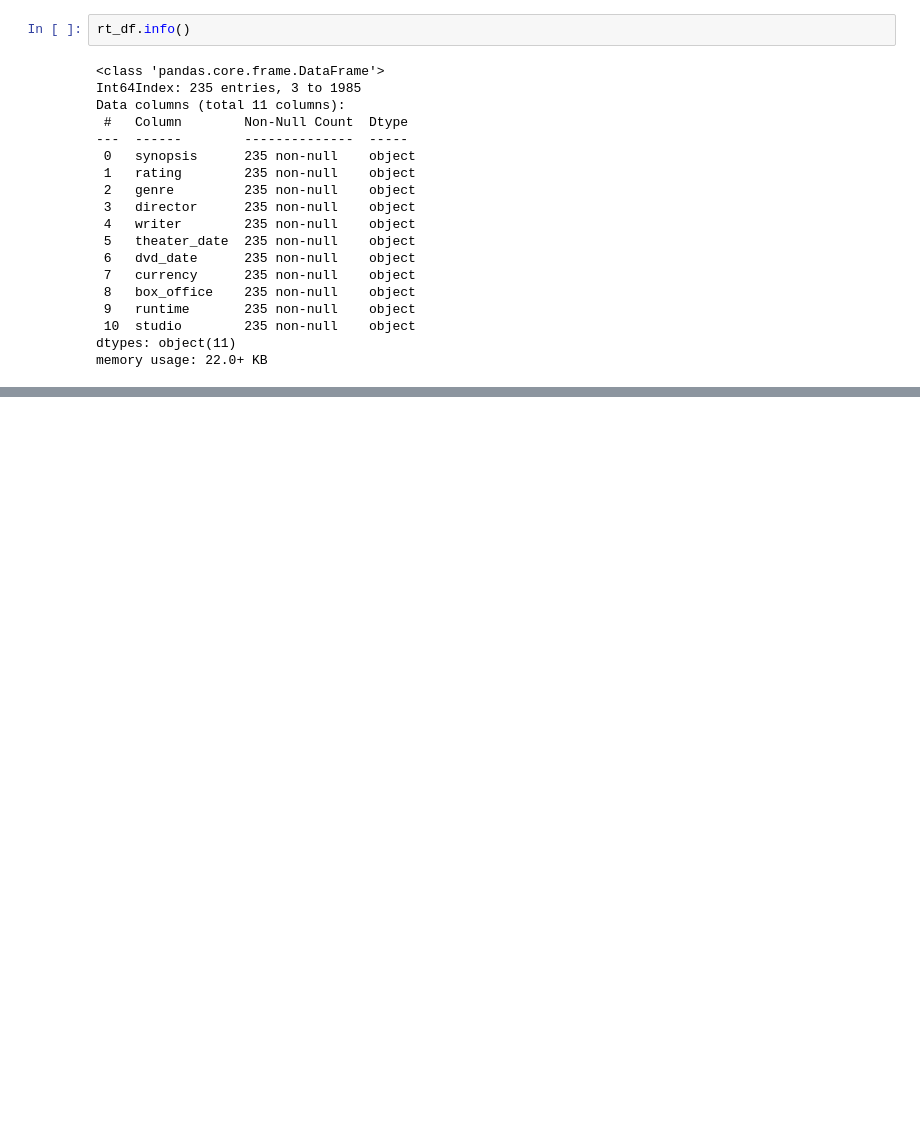
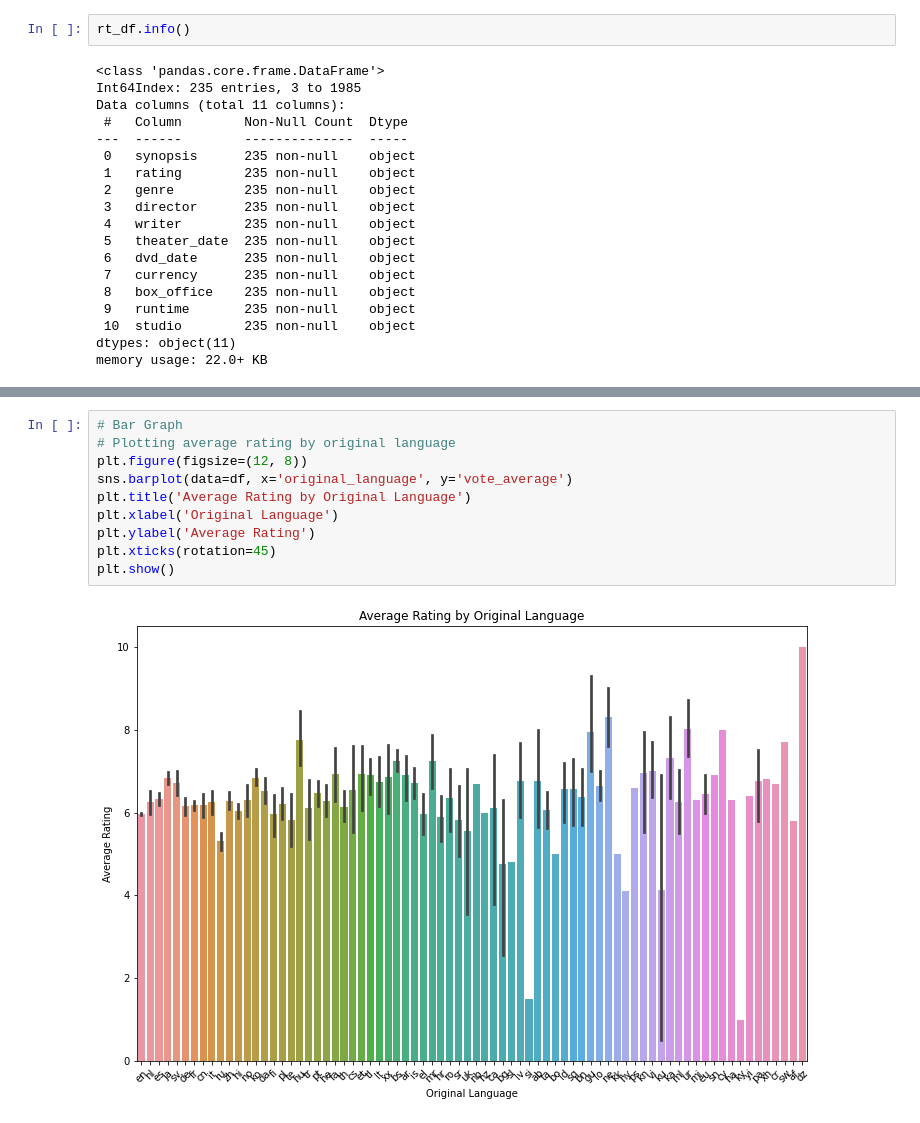
Before and after one commit to Harry-Atulah/dsc-phase-1-project-v2-4, a Jupyter notebook: student.ipynb, the cells around one changed output, grey strips where cells are left out. Cells and saved outputs as stored; diff of their text form; blank space fills up the shorter version.

```diff
--- a/student.ipynb
+++ b/student.ipynb
@@ -250,0 +285,12 @@ memory usage: 22.0+ KB
+# %%
+# Bar Graph
+# Plotting average rating by original language
+plt.figure(figsize=(12, 8))
+sns.barplot(data=df, x='original_language', y='vote_average')
+plt.title('Average Rating by Original Language')
+plt.xlabel('Original Language')
+plt.ylabel('Average Rating')
+plt.xticks(rotation=45)
+plt.show()
+# %% [output]
+[figure, added]
```
Also changed, not shown: parts of 10 cells of this notebook.
